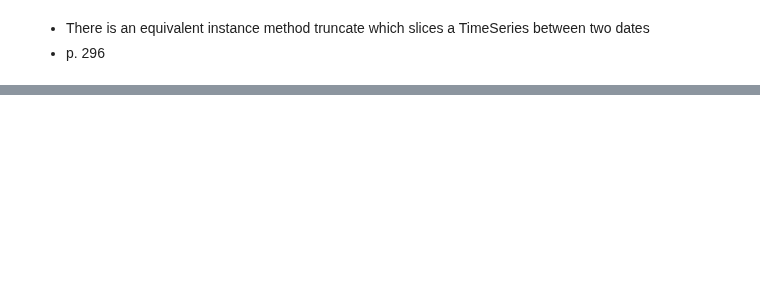
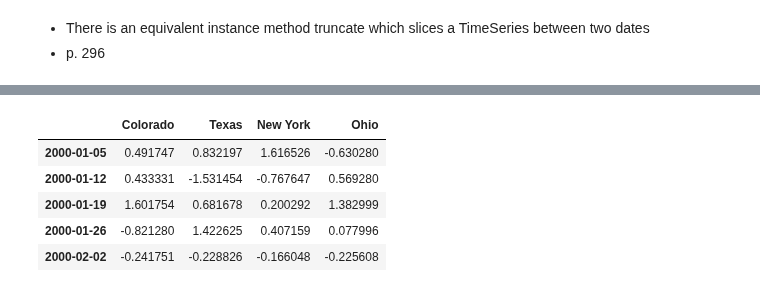
Before and after one commit to byungjun0689/DataScience, a Jupyter notebook: 3. Python/#01. Python for Data Anlaysis/ch10. TimeSeries.ipynb, the cells around one changed output, grey strips where cells are left out. Drawn from its saved outputs; the diff is of its cells as text; code cells hidden in the pictures; blank space fills up the shorter version.

```diff
--- a/3. Python/#01. Python for Data Anlaysis/ch10. TimeSeries.ipynb
+++ b/3. Python/#01. Python for Data Anlaysis/ch10. TimeSeries.ipynb
@@ -317 +317,4 @@ ts.truncate(after='1/9/2011')
 dtype: float64
+# %%
+dates = pd.date_range('1/1/2000', periods=100, freq='W-WED') # 수요일마다 일주일씩 반복. 100개.
+dates
@@ -317,0 +341,12 @@ dtype: float64
+# %%
+long_df = DataFrame(np.random.randn(100, 4),
+     index=dates,
+     columns=['Colorado', 'Texas', 'New York', 'Ohio'])
+long_df.head()
+# %% [output]
+|  | Colorado | Texas | New York | Ohio |
+| 2000-01-05 | 0.491747 | 0.832197 | 1.616526 | -0.630280 |
+| 2000-01-12 | 0.433331 | -1.531454 | -0.767647 | 0.569280 |
+| 2000-01-19 | 1.601754 | 0.681678 | 0.200292 | 1.382999 |
+| 2000-01-26 | -0.821280 | 1.422625 | 0.407159 | 0.077996 |
+| 2000-02-02 | -0.241751 | -0.228826 | -0.166048 | -0.225608 |
```
Also changed, not shown: parts of 51 cells of this notebook, 1 other file.
